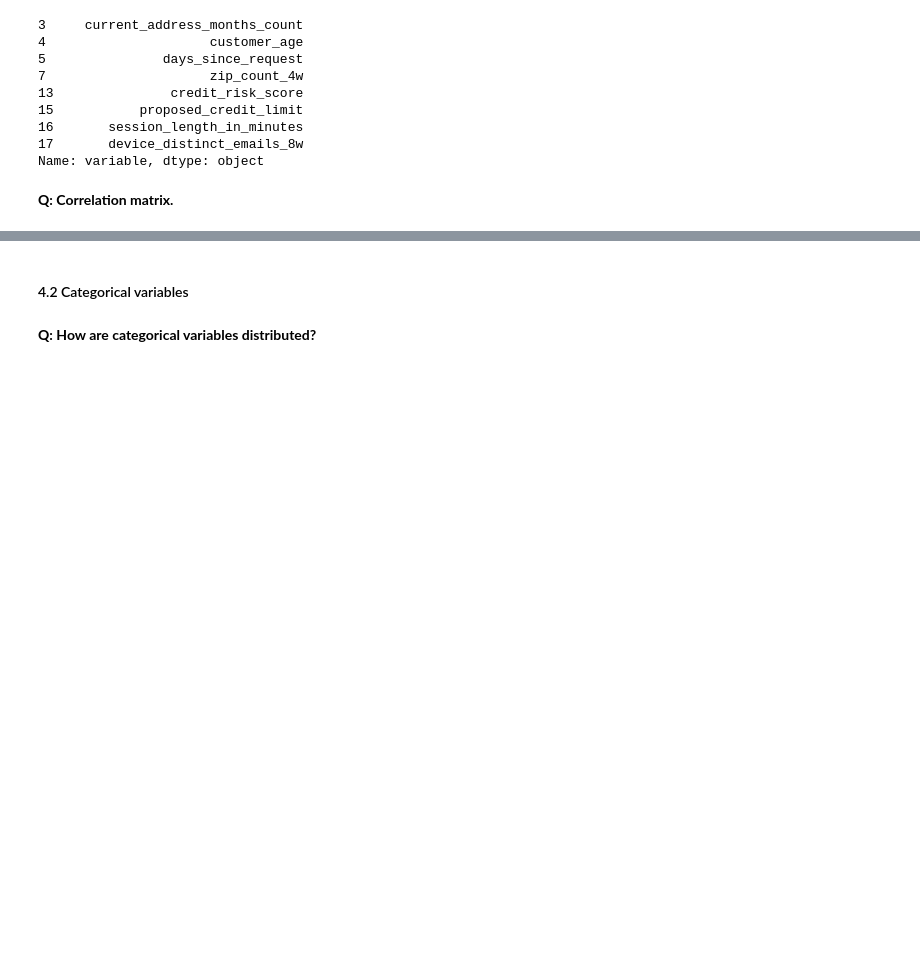
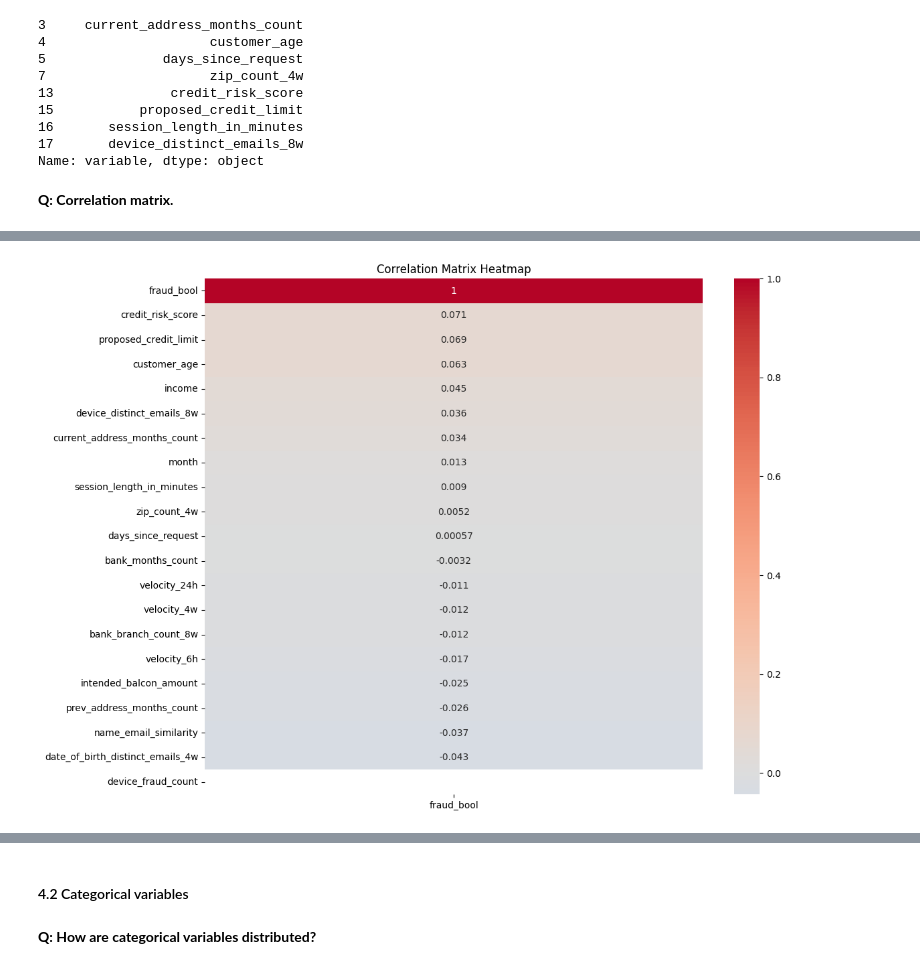
Before and after one commit to mrlizhaozhi/fraud-detection-data-analytics-and-modelling, a Jupyter notebook: BAF-Fraud-Detection-Models.ipynb, the cells around one changed output, grey strips where cells are left out. Saved outputs shown, nothing was run; the diff lists cells and outputs as text; code cells hidden in the pictures; blank space fills up the shorter version.

```diff
--- a/BAF-Fraud-Detection-Models.ipynb
+++ b/BAF-Fraud-Detection-Models.ipynb
@@ -842,0 +888,6 @@ Name: variable, dtype: object
+# %%
+# heatmap: numeric variables vs fraud
+numeric_variables_fraud_correlation = correlation[['fraud_bool']].sort_values(by='fraud_bool', ascending=False)
+heatmap_builder(numeric_variables_fraud_correlation, True)
+# %% [output]
+[figure, added]
```
Also changed, not shown: parts of 6 cells of this notebook, 1 other file.
